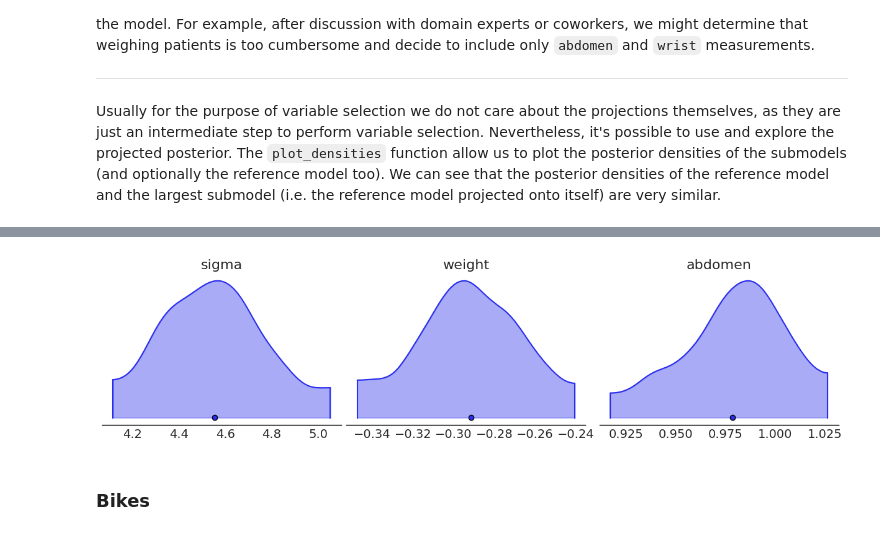
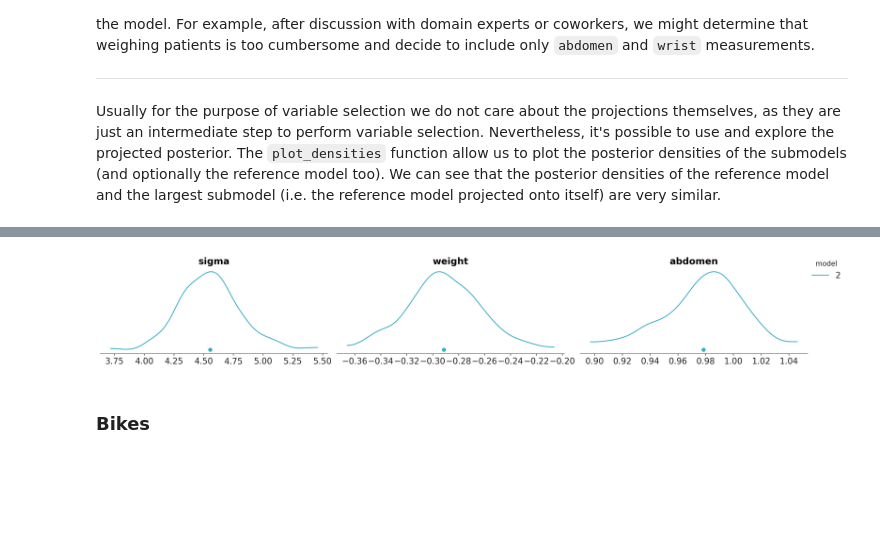
Before and after one commit to bambinos/kulprit, a Jupyter notebook: docs/examples/Examples.ipynb, the cells around one changed output, grey strips where cells are left out. Drawn from its saved outputs; the diff is of its cells as text; code cells hidden in the pictures; blank space fills up the shorter version.

```diff
--- a/docs/examples/Examples.ipynb
+++ b/docs/examples/Examples.ipynb
@@ -13,7 +13,7 @@ import kulprit as kpt
 import numpy as np
 import pandas as pd
 
-style.use("arviz-white")
+style.use("arviz-variat")
 SEED = 2935
 np.random.seed(SEED)
 # %% [markdown]
@@ -118,11 +117,9 @@ Below we can see the projection for the submodel of size 3, `abdomen + weight +
 # %%
-ppi.plot_densities(var_names=["~Intercept", "~mu"],
-                   submodels=[selected_submodel.size],
-                   figsize=(12, 3),
-                   plot_kwargs={"outline": True},
-                  );
+kpt.plot_dist(ppi, var_names=["~Intercept"],
+              submodels=[selected_submodel.size],
+              );
 # %% [output]
-[figure, old version]
+[figure, new version]
 # %% [markdown]
 ### Bikes
 # %%
```
Also changed, not shown: parts of 8 cells of this notebook.
